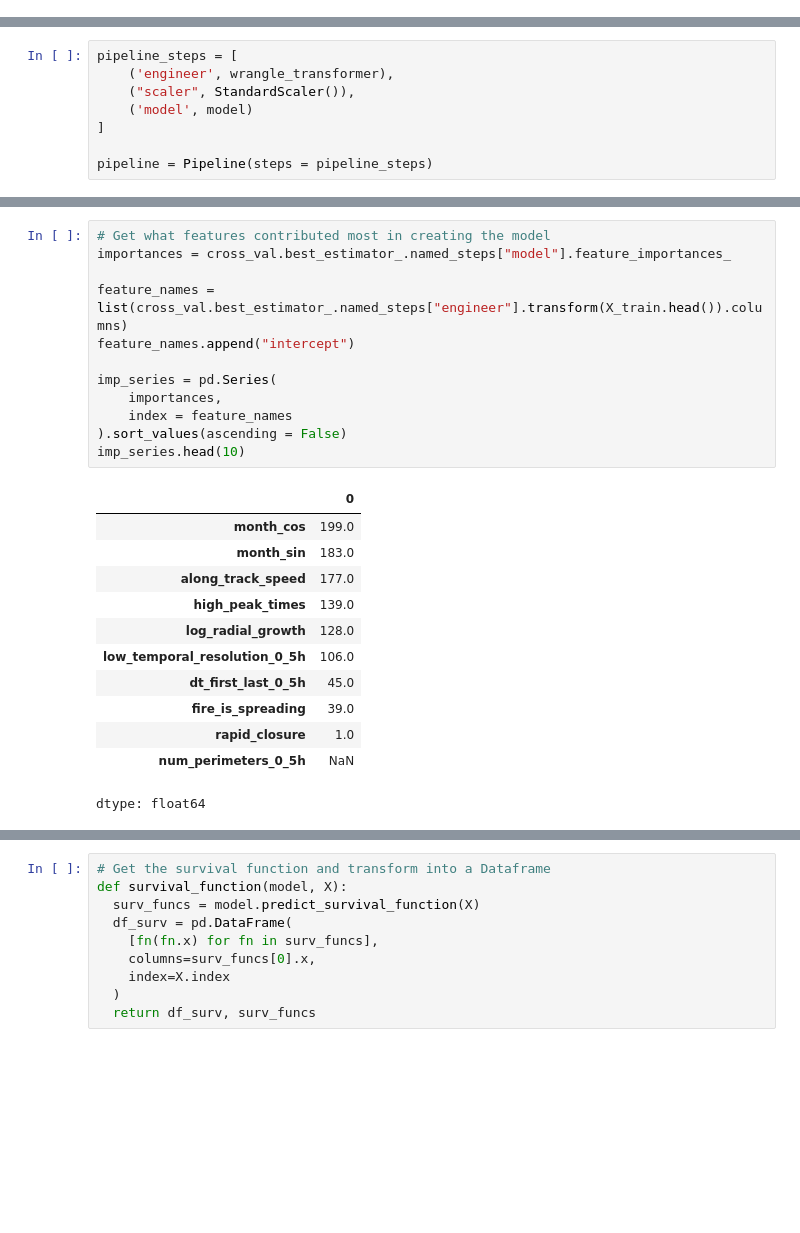
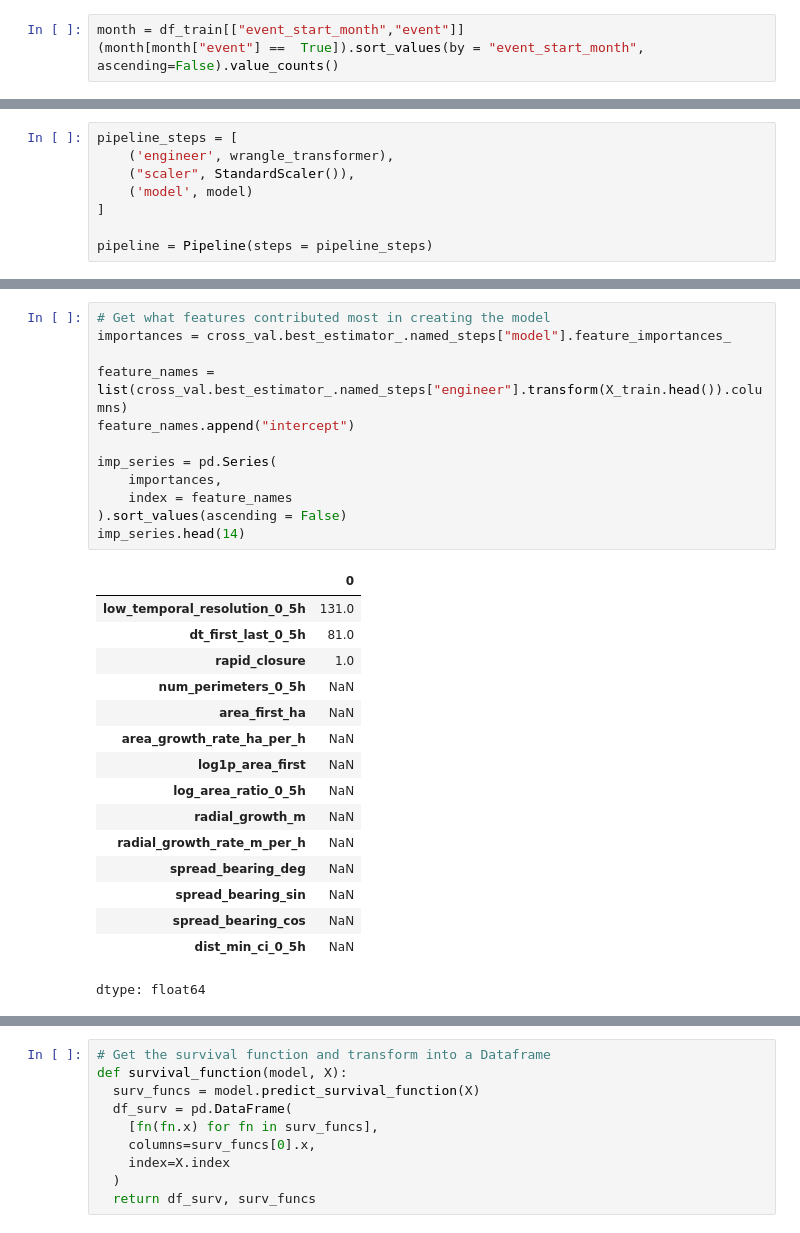
Before and after one commit to Ruks-7/WiDS-Global-Datathon-2026, a Jupyter notebook: WiDS_Datathon_2026_Version_4.ipynb, the cells around one changed output, grey strips where cells are left out. Saved outputs shown, nothing was run; the diff lists cells and outputs as text; blank space fills up the shorter version.

```diff
--- a/WiDS_Datathon_2026_Version_4.ipynb
+++ b/WiDS_Datathon_2026_Version_4.ipynb
@@ -625,3 +669,6 @@ search[search["event"] == True].value_counts()
 | 9 | True | 1 |
 | 23 | True | 1 |
 dtype: int64
+# %%
+month = df_train[["event_start_month","event"]]
+(month[month["event"] ==  True]).sort_values(by = "event_start_month", ascending=False).value_counts()
@@ -909,27 +1068,31 @@ np.float64(45.0)
 # %%
 # Get what features contributed most in creating the model
 importances = cross_val.best_estimator_.named_steps["model"].feature_importances_
 
 feature_names = list(cross_val.best_estimator_.named_steps["engineer"].transform(X_train.head()).columns)
 feature_names.append("intercept")
 
 imp_series = pd.Series(
     importances,
     index = feature_names
 ).sort_values(ascending = False)
-imp_series.head(10)
+imp_series.head(14)
 # %% [output]
 |  | 0 |
-| month_cos | 199.0 |
-| month_sin | 183.0 |
-| along_track_speed | 177.0 |
-| high_peak_times | 139.0 |
-| log_radial_growth | 128.0 |
-| low_temporal_resolution_0_5h | 106.0 |
-| dt_first_last_0_5h | 45.0 |
-| fire_is_spreading | 39.0 |
+| low_temporal_resolution_0_5h | 131.0 |
+| dt_first_last_0_5h | 81.0 |
 | rapid_closure | 1.0 |
 | num_perimeters_0_5h | NaN |
+| area_first_ha | NaN |
+| area_growth_rate_ha_per_h | NaN |
+| log1p_area_first | NaN |
+| log_area_ratio_0_5h | NaN |
+| radial_growth_m | NaN |
+| radial_growth_rate_m_per_h | NaN |
+| spread_bearing_deg | NaN |
+| spread_bearing_sin | NaN |
+| spread_bearing_cos | NaN |
+| dist_min_ci_0_5h | NaN |
 dtype: float64
 # %%
 imp_series.isnull().value_counts()
```
Also changed, not shown: parts of 31 cells of this notebook.
